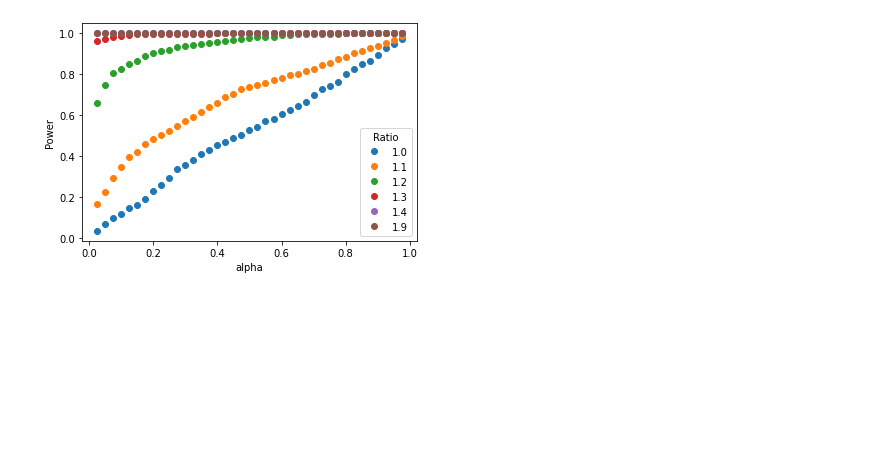
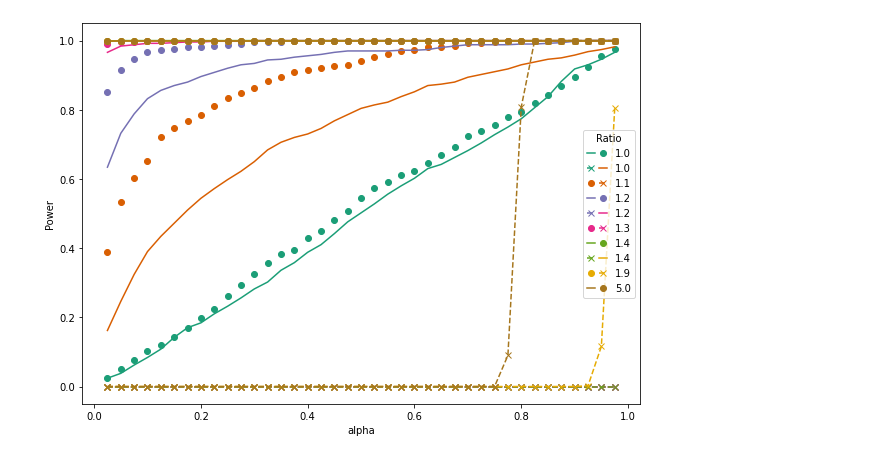
Before and after one commit to ragnarlevi/GTST, a Jupyter notebook: GraphMMDExperiments/BinomialGraphsVisual.ipynb, the cells around one changed output. Saved outputs shown, nothing was run; the diff lists cells and outputs as text; code cells hidden in the pictures; blank space fills up the shorter version.

```diff
--- a/GraphMMDExperiments/BinomialGraphsVisual.ipynb
+++ b/GraphMMDExperiments/BinomialGraphsVisual.ipynb
@@ -29,21 +34,35 @@ df.head(10)
 # %%
+from matplotlib.cm import get_cmap
 
-fig, ax = plt.subplots()
+name = "Dark2"
+cmap = get_cmap(name)  # type: matplotlib.colors.ListedColormap
+colors = cmap.colors  # type: list
+fig, ax = plt.subplots(figsize = (10,7))
 
-for i in np.unique(df['ratio']):
-    ax.plot(df['alpha'].loc[(df['ratio'] == i)], df['power_permutation_b'].loc[(df['ratio'] == i)], 'o', label=str(i))
-
+for cnt, i in enumerate(np.unique(df['ratio'])):
+    ax.plot(df['alpha'].loc[(df['ratio'] == i)], df['power_permutation_b'].loc[(df['ratio'] == i)], color = colors[cnt], linestyle = '-', label=str(i))
+    ax.plot(df['alpha'].loc[(df['ratio'] == i)], df['power_avg_degree'].loc[(df['ratio'] == i)], color =colors[cnt], linestyle = '', marker = 'o', label=str(i))
+    ax.plot(df['alpha'].loc[(df['ratio'] == i)], df['power_distfree_b'].loc[(df['ratio'] == i)], color =colors[cnt], linestyle = '-', marker = 'x', label=str(i))
+    #ax.plot(1-df['alpha'].loc[(df['ratio'] == i)], 1-df['power_transitivity'].loc[(df['ratio'] == i)], color =colors[cnt], linestyle = '', marker = 'x', label=str(i))
 # lines, = ax.plot(df_Binomial_WLOA['nr_nodes_1'].loc[(df['p_edge_1'] == p)],
 #             df['rejections_u'].loc[(df['p_edge_1'] == p)], 'x', label='rejections_u')
 # lines, = ax.plot(df['nr_nodes_1'].loc[(df['p_edge_1'] == p)],
 #             df['rejections_statistic_b'].loc[(df['p_edge_1'] == p)], '*', label='rejections_statistic_b')
 # lines, = ax.plot(df['nr_nodes_1'].loc[(df['p_edge_1'] == p)],
 #             df['rejections_statistic_u'].loc[(df['p_edge_1'] == p)], '+', label='rejections_statistic_u')
 
 
-ax.legend(title = 'Ratio')
+#ax.legend(title = 'Ratio')
+h, l = ax.get_legend_handles_labels()
+ax.legend(handles=zip(h[::3], h[1::3], h[2::3]), labels=l[::3],
+           handler_map = {tuple: matplotlib.legend_handler.HandlerTuple(None)}, title = 'Ratio')
+#legend1 = plt.legend([i for i in np.unique(df['ratio'])], loc=1,)
+#legend2 = pyplot.legend([lines[i] for i in [0,3,6]], parameters, loc=4)
+# ax.add_artist(legend1)
+#ax.add_artist(legend2)
+
 ax.set_xlabel('alpha')
 ax.set_ylabel('Power')
 plt.show()
 # %% [output]
-[figure, old version]
+[figure, new version]
```
Also changed, not shown: parts of 2 cells of this notebook, 4 other files.
